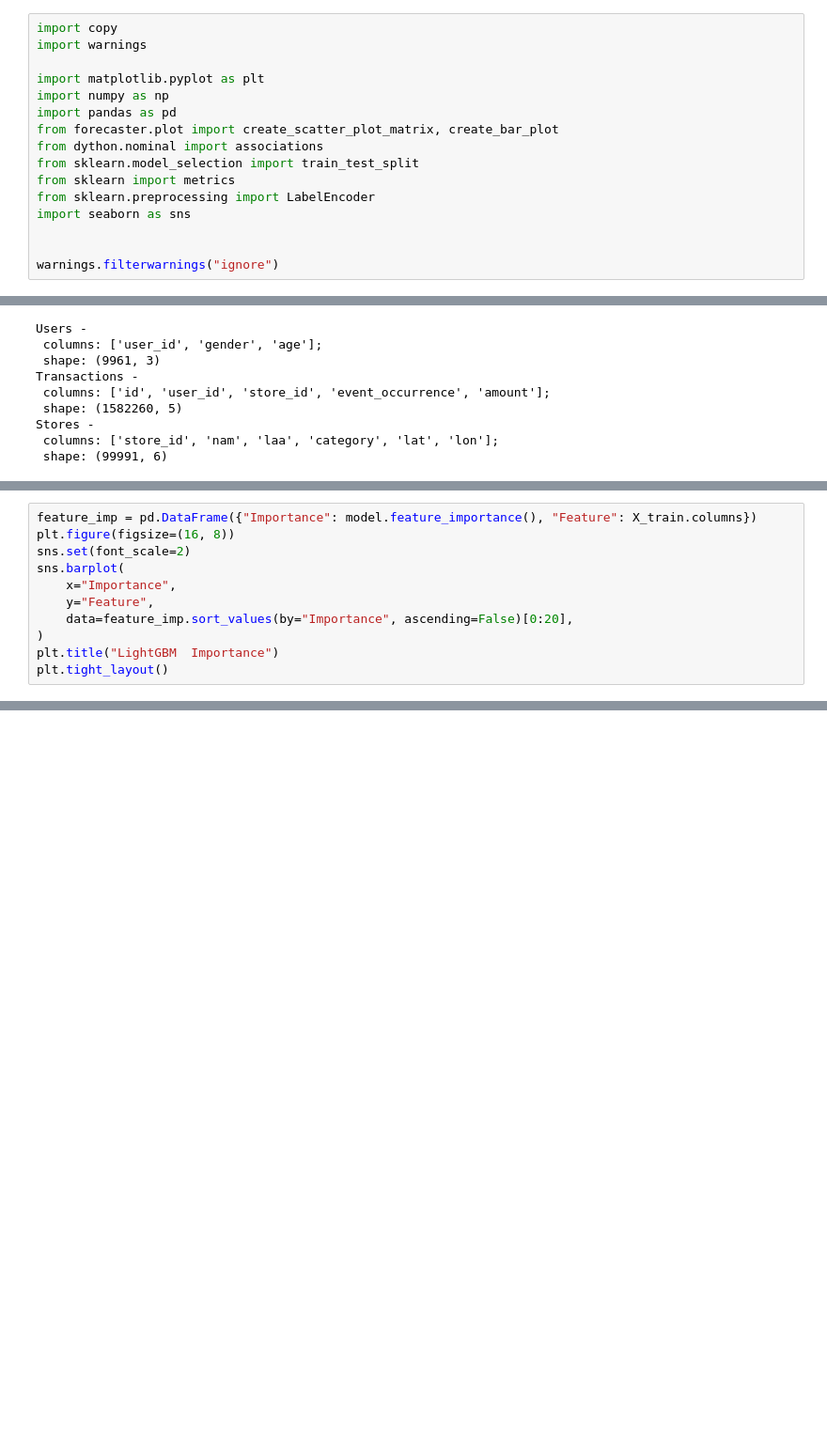
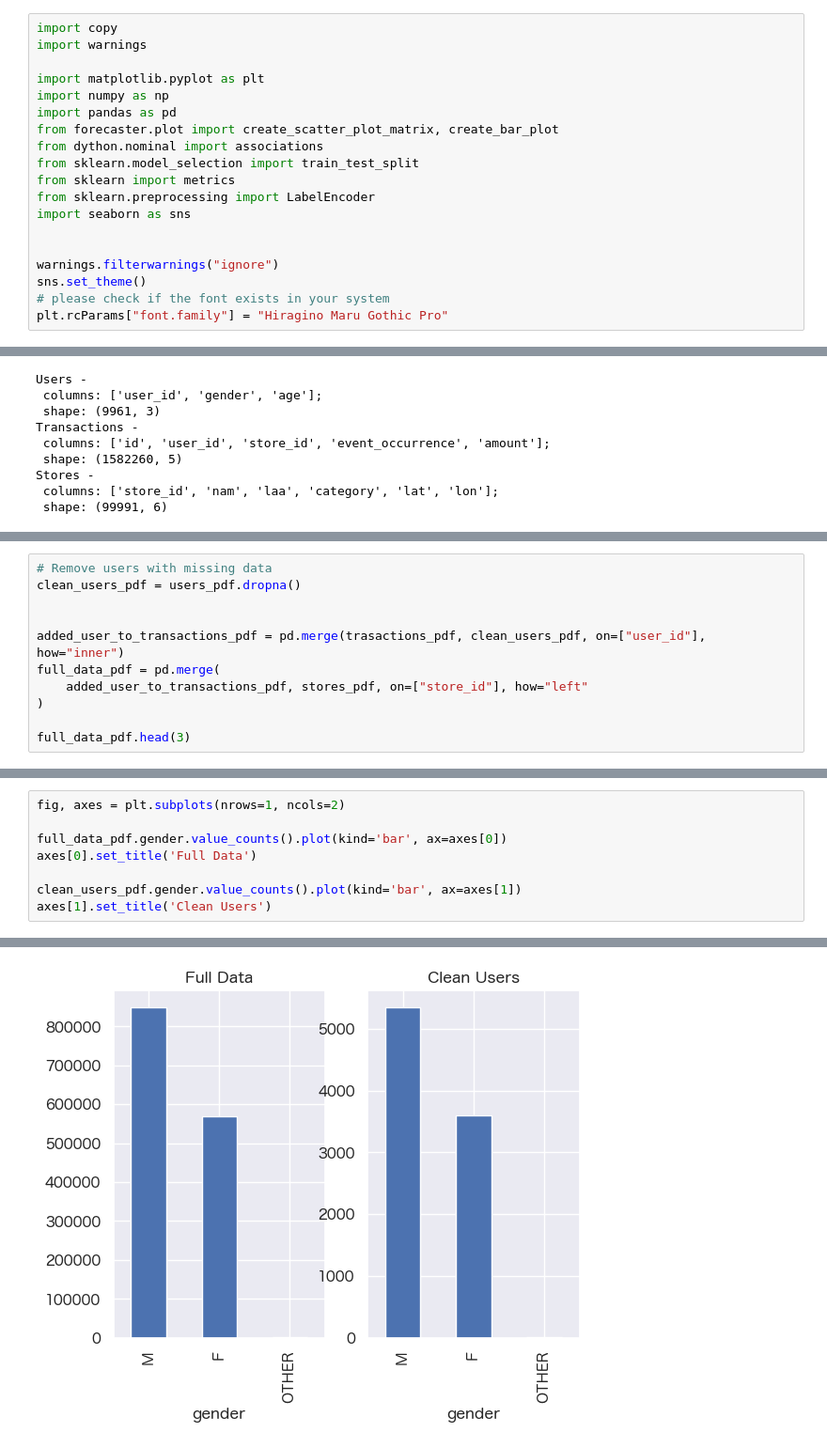
Before and after one commit to egpivo/gmv-forecaster, a Jupyter notebook: notebooks/exploratory_data_analysis.ipynb, the cells around one changed output, grey strips where cells are left out. Shown at 94% size. Cells and saved outputs as stored; diff of their text form; blank space fills up the shorter version.

Commit message:
CHG: add eda and data handling methods

```diff
--- a/notebooks/exploratory_data_analysis.ipynb
+++ b/notebooks/exploratory_data_analysis.ipynb
@@ -18,3 +18,6 @@ import seaborn as sns
 
 
 warnings.filterwarnings("ignore")
+sns.set_theme()
+# please check if the font exists in your system
+plt.rcParams["font.family"] = "Hiragino Maru Gothic Pro"
@@ -470,11 +54,0 @@ Error:
-# %%
-feature_imp = pd.DataFrame({"Importance": model.feature_importance(), "Feature": X_train.columns})
-plt.figure(figsize=(16, 8))
-sns.set(font_scale=2)
-sns.barplot(
-    x="Importance",
-    y="Feature",
-    data=feature_imp.sort_values(by="Importance", ascending=False)[0:20],
-)
-plt.title("LightGBM  Importance")
-plt.tight_layout()
@@ -533,0 +126,11 @@ Error:
+# %%
+# Remove users with missing data
+clean_users_pdf = users_pdf.dropna()
+
+
+added_user_to_transactions_pdf = pd.merge(trasactions_pdf, clean_users_pdf, on=["user_id"], how="inner")
+full_data_pdf = pd.merge(
+    added_user_to_transactions_pdf, stores_pdf, on=["store_id"], how="left"
+)
+
+full_data_pdf.head(3)
@@ -533,0 +163,9 @@ Error:
+# %%
+fig, axes = plt.subplots(nrows=1, ncols=2)
+
+full_data_pdf.gender.value_counts().plot(kind='bar', ax=axes[0])
+axes[0].set_title('Full Data')
+
+clean_users_pdf.gender.value_counts().plot(kind='bar', ax=axes[1])
+axes[1].set_title('Clean Users')
+# %% [output]
@@ -533,0 +173 @@ Error:
+[figure, added]
```
Also changed, not shown: parts of 89 cells of this notebook, 3 other files.
